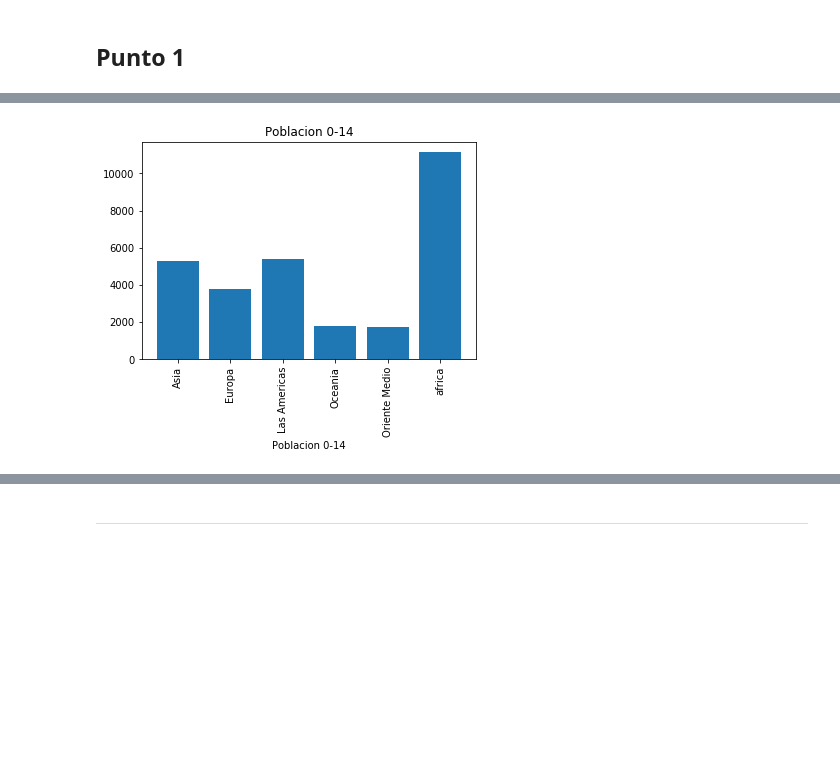
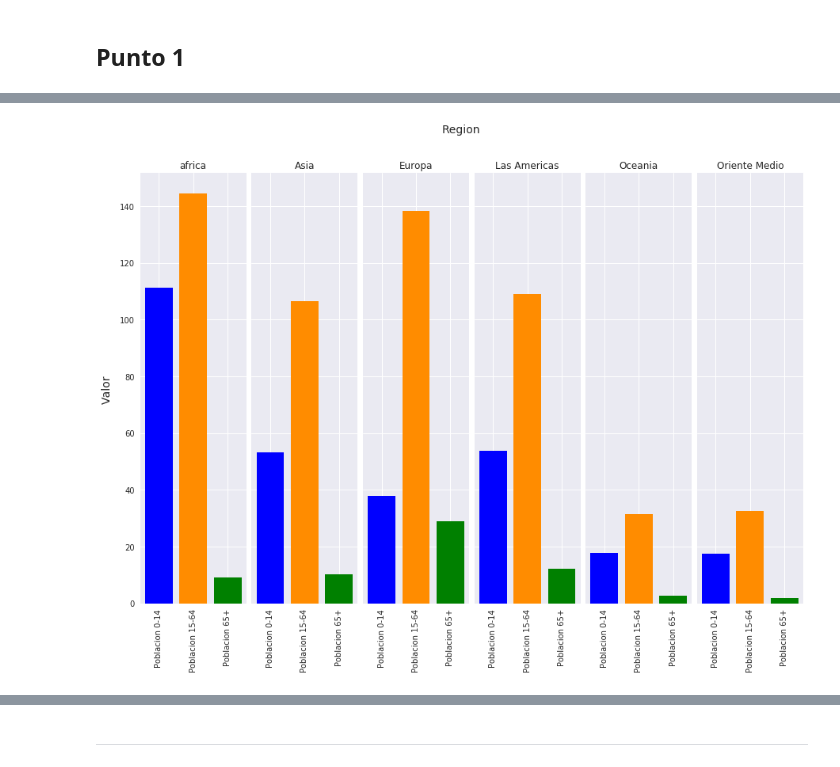
Before and after one commit to cda-2019-01/lab-visualizacion-matplotlib-sagomezza, a Jupyter notebook: visualizacion-de-datos-usando-matplotlib.ipynb, the cells around one changed output, grey strips where cells are left out. Saved outputs shown, nothing was run; the diff lists cells and outputs as text; code cells hidden in the pictures; blank space fills up the shorter version.

```diff
--- a/visualizacion-de-datos-usando-matplotlib.ipynb
+++ b/visualizacion-de-datos-usando-matplotlib.ipynb
@@ -20,12 +20,28 @@ Construya una gráfica similar a la siguiente usando el archivo `indicadores-mun
 Construya una gráfica similar a la siguiente usando el archivo `indicadores-mundiales.csv`. Se grafica la suma del porcetaje de la población por regiones.
 
 ![act2](images/suma-pob-region-edades-3.png)
-# %%
-df = pandas.read_csv('indicadores-mundiales.csv',
-                    sep=',', encoding='latin-1')
-data = df.groupby('Region').sum()[['Poblacion 0-14', 'Poblacion 15-64', 'Poblacion 65+']]
-# %% [output]
-[figure, removed]
+# %%
+df = pandas.read_csv('indicadores-mundiales.csv',
+                    sep=',', encoding='latin-1')
+population = df.groupby('Region').sum()[['Poblacion 0-14', 'Poblacion 15-64', 'Poblacion 65+']]
+population = population.T / 100
+population = population[['africa', 'Asia', 'Europa', 'Las Americas', 'Oceania', 'Oriente Medio']]
+
+plt.style.use('seaborn')
+fig, axs = plt.subplots(1, len(data.columns), sharex='col', sharey='row', figsize=(15, 10));
+plt.subplots_adjust(wspace=0.05, hspace=0.1)
+plt.xticks(rotation=90)
+
+for i, col in enumerate(population.columns):
+    axs[i].bar(list(data.index), population[col], color=['blue', 'darkorange', 'green'])
+    axs[i].title.set_text(col)
+    for tick in axs[i].get_xticklabels():
+        tick.set_rotation(90)
+
+fig.text(0.5, 0.95, 'Region', ha='center', fontsize=14)
+fig.text(0.08, 0.5, 'Valor', va='center', rotation='vertical', fontsize=14);
+# %% [output]
+[figure, added]
 # %% [markdown]
 ## Punto 3
 Construya una gráfica similar a la siguiente usando el archivo `indicadores-mundiales.csv`. Se grafica la suma del porcetaje de la población por regiones.
```
Also changed, not shown: parts of 1 cell of this notebook.
